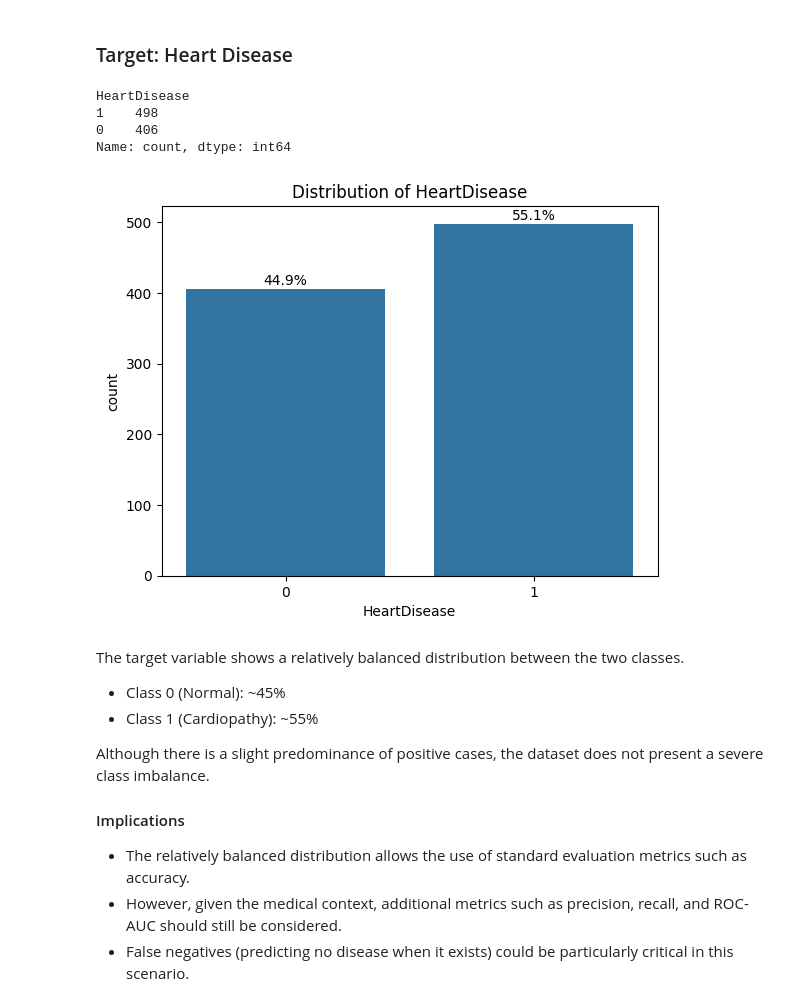
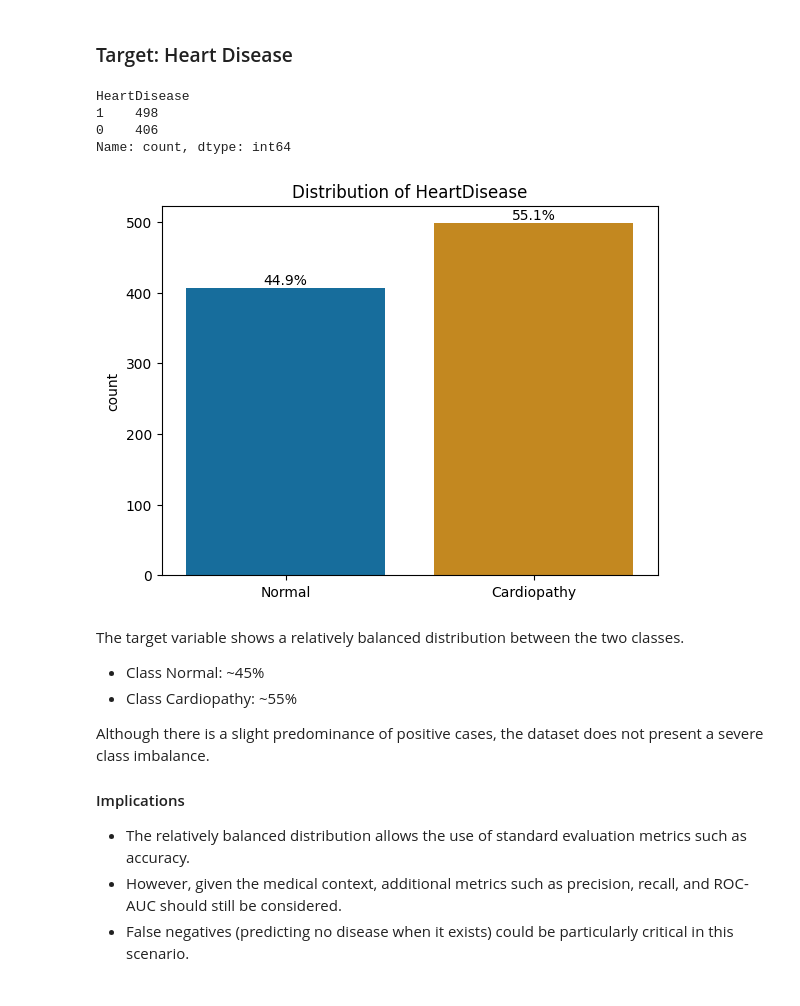
Before and after one commit to biotechwithdata/REPO, a Jupyter notebook: heart_disease_risk_analysis.ipynb, the cells around one changed output. Saved outputs shown, nothing was run; the diff lists cells and outputs as text; code cells hidden in the pictures.

```diff
--- a/heart_disease_risk_analysis.ipynb
+++ b/heart_disease_risk_analysis.ipynb
@@ -130,13 +132,0 @@ Length: 3, dtype: str
-# %%
-# Encoding
-binary_cols = ["Sex", "ExerciseAngina"]
-for bin in binary_cols:
-    df[bin] = df[bin].map({"M":1, "F":0}) if bin=="Sex" else df[bin].map({"Y":1, "N":0})
-
-noBinary_cols = ["ChestPainType", "RestingECG", "ST_Slope"]
-df = pd.get_dummies(df, columns=noBinary_cols, drop_first=True)
-
-# Convert bool to int
-dummy_cols = df.select_dtypes(include="bool").columns
-df[dummy_cols] = df[dummy_cols].astype(int)
-df.head()
@@ -150,3 +133,15 @@ df.head()
+# %%
+df["Sex"] = df["Sex"].map({
+    "M": "Male",
+    "F": "Female"})
+
+df["FastingBS"] = df["FastingBS"].map({
+    0: "< 120 [mg/dL]",
+    1: ">= 120 [mg/dL]"})
+
+df["HeartDisease_label"] = df["HeartDisease"].map({
+    0: "Normal",
+    1: "Cardiopathy"})
 # %%
 # Final check
 print(df.isnull().sum())
@@ -549,28 +534,32 @@ These values are therefore retained, as they are unlikely to significantly impac
 ### Target: Heart Disease
 # %%
 display(df["HeartDisease"].value_counts())
-sns.countplot(x="HeartDisease", data=df)
+sns.countplot(x="HeartDisease_label", data=df,
+              hue="HeartDisease_label", palette="colorblind",
+              legend=False)
+
 
 total = len(df)
 for p in plt.gca().patches:
     percentage = f'{100 * p.get_height()/total:.1f}%'
     x = p.get_x() + p.get_width() / 2
     y = p.get_height()
     plt.text(x, y + 5, percentage, ha='center')
 
+plt.xlabel(None)
 plt.title("Distribution of HeartDisease")
 plt.show()
 # %% [output]
 HeartDisease
 1    498
 0    406
 Name: count, dtype: int64
-[figure, old version]
+[figure, new version]
 # %% [markdown]
 The target variable shows a relatively balanced distribution between the two classes.
 
-- Class 0 (Normal): ~45%
-- Class 1 (Cardiopathy): ~55%
+- Class Normal: ~45%
+- Class Cardiopathy: ~55%
 
 Although there is a slight predominance of positive cases, the dataset does not present a severe class imbalance.
 
```
Also changed, not shown: parts of 25 cells of this notebook, 2 other files.
